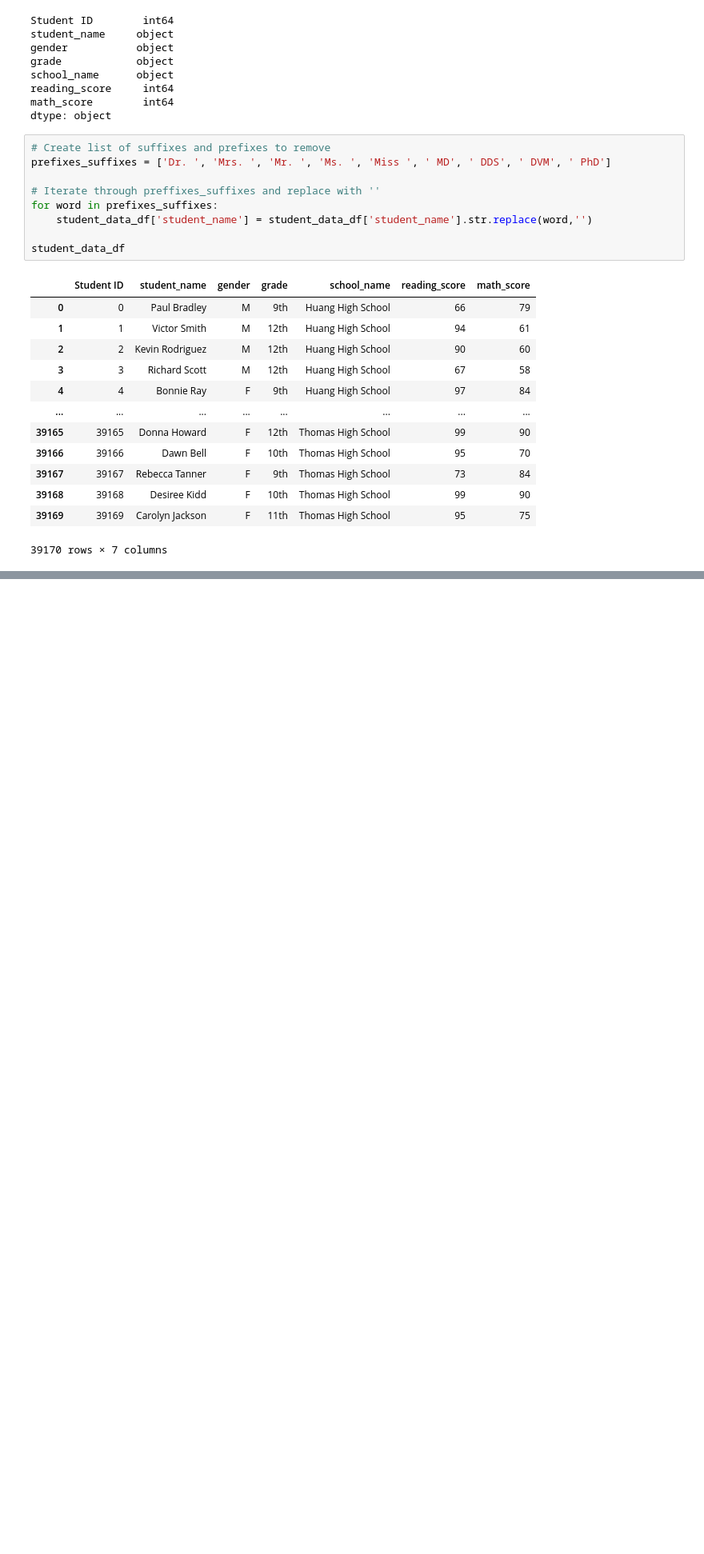
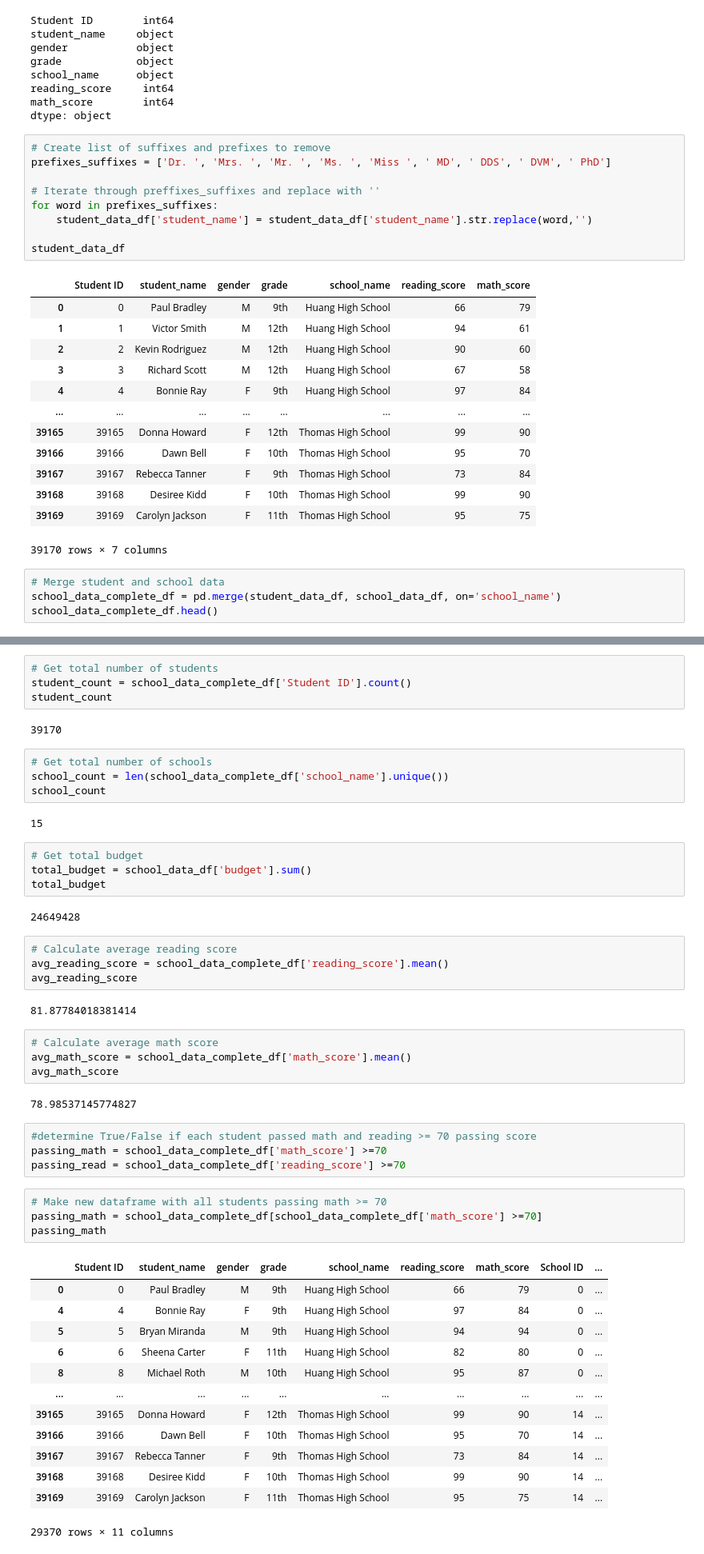
Before and after one commit to edyeh1991/School_District_Analysis, a Jupyter notebook: PyCitySchools.ipynb, the cells around one changed output, grey strips where cells are left out. Shown: that part at 80% size. Cells and saved outputs as stored; diff of their text form; blank space fills up the shorter version.

Commit message:
merged school and student dataframes and give district summary

```diff
--- a/PyCitySchools.ipynb
+++ b/PyCitySchools.ipynb
@@ -203,3 +203,7 @@ student_data_df
 | 39168 | 39168 | Desiree Kidd | F | 10th | Thomas High School | 99 | 90 |
 | 39169 | 39169 | Carolyn Jackson | F | 11th | Thomas High School | 95 | 75 |
 39170 rows × 7 columns
+# %%
+# Merge student and school data
+school_data_complete_df = pd.merge(student_data_df, school_data_df, on='school_name')
+school_data_complete_df.head()
@@ -205,0 +217,52 @@ student_data_df
+# %%
+# Get total number of students
+student_count = school_data_complete_df['Student ID'].count()
+student_count
+# %% [output]
+39170
+# %%
+# Get total number of schools
+school_count = len(school_data_complete_df['school_name'].unique())
+school_count
+# %% [output]
+15
+# %%
+# Get total budget
+total_budget = school_data_df['budget'].sum()
+total_budget
+# %% [output]
+24649428
+# %%
+# Calculate average reading score
+avg_reading_score = school_data_complete_df['reading_score'].mean()
+avg_reading_score
+# %% [output]
+81.87784018381414
+# %%
+# Calculate average math score
+avg_math_score = school_data_complete_df['math_score'].mean()
+avg_math_score
+# %% [output]
+78.98537145774827
+# %%
+#determine True/False if each student passed math and reading >= 70 passing score
+passing_math = school_data_complete_df['math_score'] >=70
+passing_read = school_data_complete_df['reading_score'] >=70
+# %%
+# Make new dataframe with all students passing math >= 70
+passing_math = school_data_complete_df[school_data_complete_df['math_score'] >=70]
+passing_math
+# %% [output]
+|  | Student ID | student_name | gender | grade | school_name | reading_score | math_score | School ID | ... |
+| 0 | 0 | Paul Bradley | M | 9th | Huang High School | 66 | 79 | 0 | ... |
+| 4 | 4 | Bonnie Ray | F | 9th | Huang High School | 97 | 84 | 0 | ... |
+| 5 | 5 | Bryan Miranda | M | 9th | Huang High School | 94 | 94 | 0 | ... |
+| 6 | 6 | Sheena Carter | F | 11th | Huang High School | 82 | 80 | 0 | ... |
+| 8 | 8 | Michael Roth | M | 10th | Huang High School | 95 | 87 | 0 | ... |
+| ... | ... | ... | ... | ... | ... | ... | ... | ... | ... |
+| 39165 | 39165 | Donna Howard | F | 12th | Thomas High School | 99 | 90 | 14 | ... |
+| 39166 | 39166 | Dawn Bell | F | 10th | Thomas High School | 95 | 70 | 14 | ... |
+| 39167 | 39167 | Rebecca Tanner | F | 9th | Thomas High School | 73 | 84 | 14 | ... |
+| 39168 | 39168 | Desiree Kidd | F | 10th | Thomas High School | 99 | 90 | 14 | ... |
+| 39169 | 39169 | Carolyn Jackson | F | 11th | Thomas High School | 95 | 75 | 14 | ... |
+29370 rows × 11 columns
```
Also changed, not shown: parts of 19 cells of this notebook.
